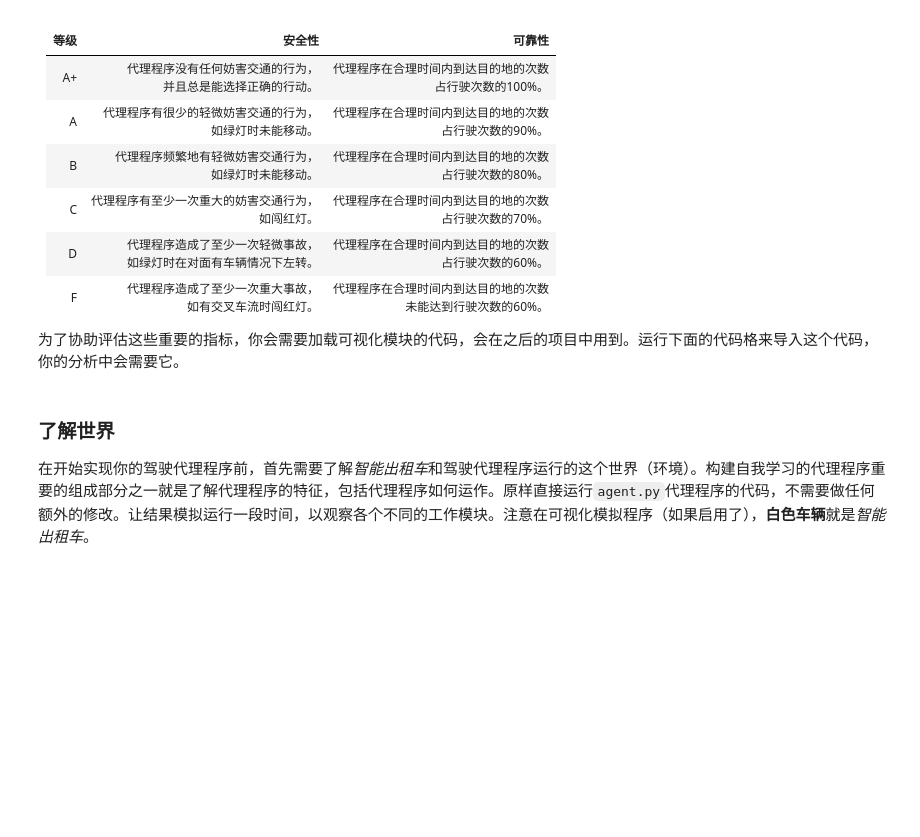
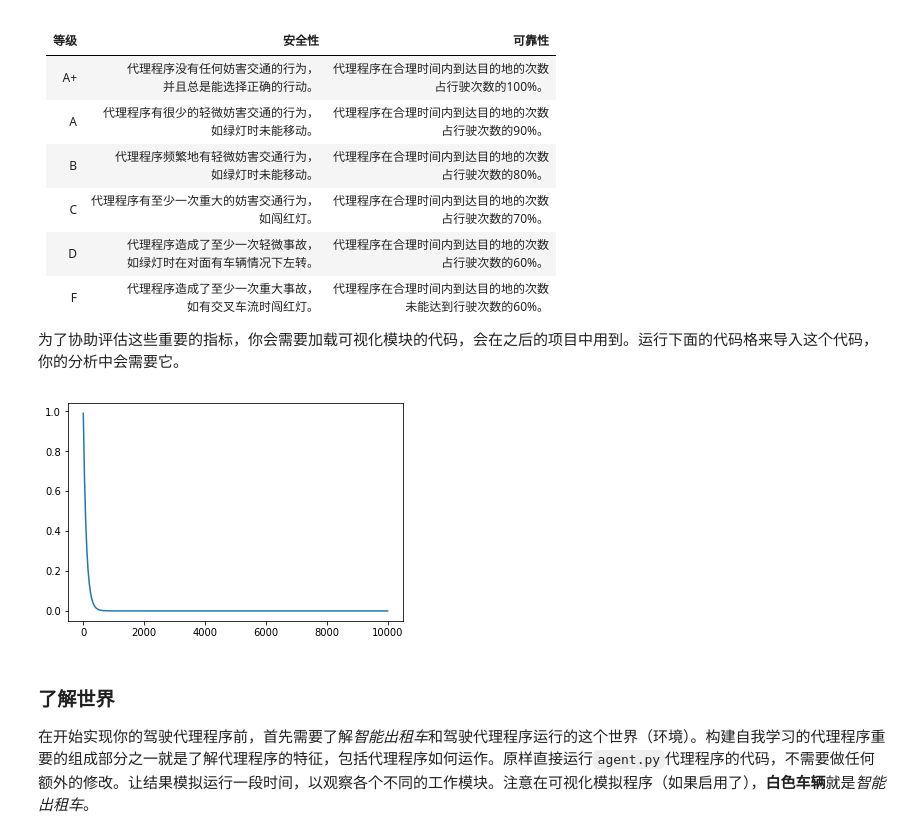
Before and after one commit to StevenHGuo/Reinforcement_Learning, a Jupyter notebook: smartcab.ipynb, the cells around one changed output. Saved outputs shown, nothing was run; the diff lists cells and outputs as text; code cells hidden in the pictures; blank space fills up the shorter version.

```diff
--- a/smartcab.ipynb
+++ b/smartcab.ipynb
@@ -161,6 +161,14 @@ def showParamsList2( filename ):
     print "-------------------------------------------------------------"
     print "Below Is The Details:"
     vs.plot_trials( filename + '.csv')
+# %%
+X = np.linspace(1, 10000, 256, endpoint=True)
+C = 0.99 ** X
+
+plot(X,C)
+show()
+# %% [output]
+[figure, added]
 # %% [markdown]
 ### 了解世界
 在开始实现你的驾驶代理程序前，首先需要了解*智能出租车*和驾驶代理程序运行的这个世界（环境）。构建自我学习的代理程序重要的组成部分之一就是了解代理程序的特征，包括代理程序如何运作。原样直接运行`agent.py`代理程序的代码，不需要做任何额外的修改。让结果模拟运行一段时间，以观察各个不同的工作模块。注意在可视化模拟程序（如果启用了），**白色车辆**就是*智能出租车*。
```
Also changed, not shown: parts of 11 cells of this notebook.
